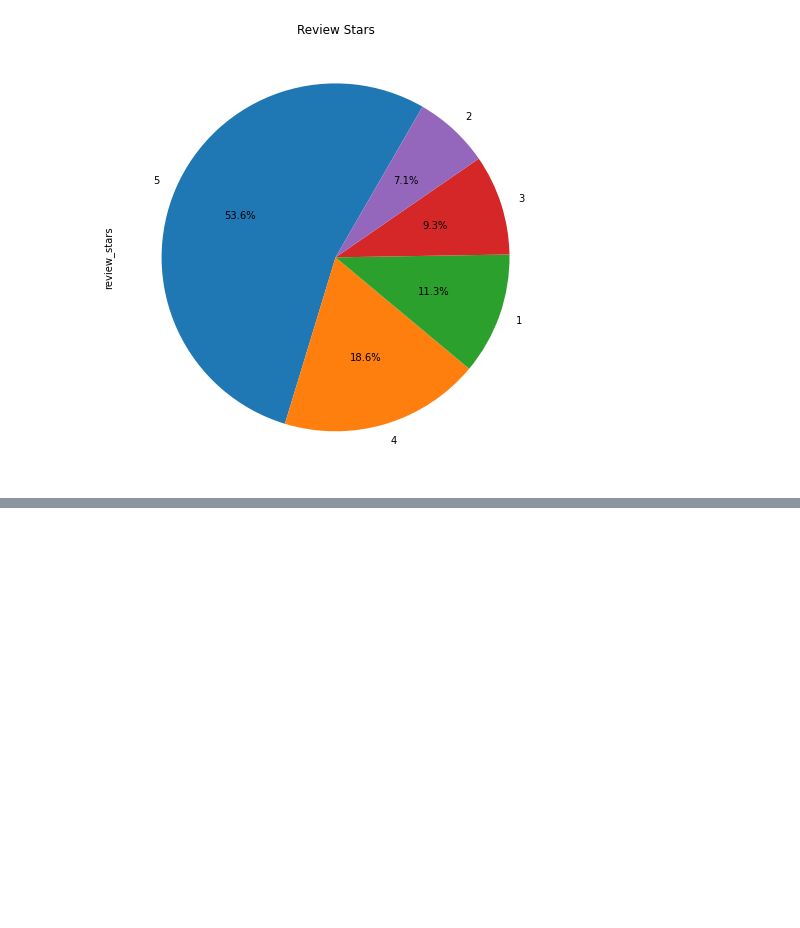
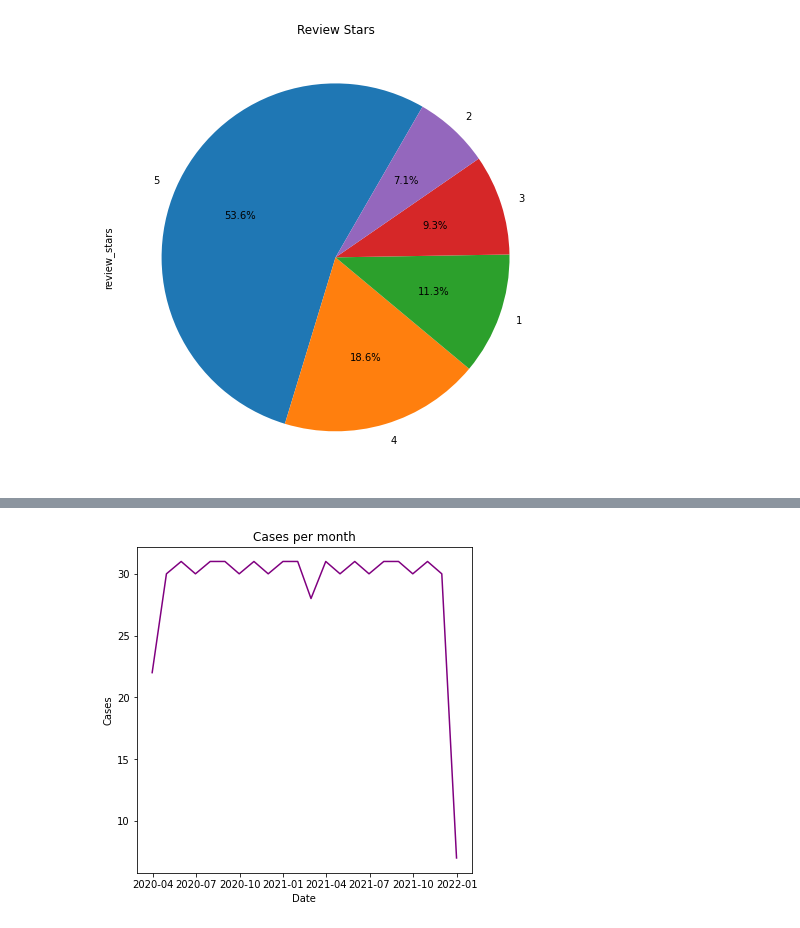
Before and after one commit to jayantc14/Yelp_Data_Analysis, a Jupyter notebook: EDA_yelp.ipynb, the cells around one changed output, grey strips where cells are left out. Cells and saved outputs as stored; diff of their text form; code cells hidden in the pictures; blank space fills up the shorter version.

```diff
--- a/EDA_yelp.ipynb
+++ b/EDA_yelp.ipynb
@@ -128,0 +292,33 @@ Text(0.5, 1.0, 'Review Stars')
+# %%
+df_multnomah=pd.read_csv("/content/drive/MyDrive/YELP/multnomah.csv")
+# %%
+df_multnomah['date'] = pd.to_datetime(df_multnomah['date']).dt.date
+# %%
+# Create figure and plot space
+
+import matplotlib.pyplot as plt
+import datetime
+import pandas as pd
+fig, ax = plt.subplots(figsize=(6, 6))
+df_multnomah['date'] = pd.to_datetime(df_multnomah['date'])
+#df['year'] = pd.DatetimeIndex(df['new_date']).year
+
+#df['date']=df['year']
+df_multnomah = df_multnomah.set_index('date')
+y = df_multnomah['cases'].resample('M').count()
+
+# Add x-axis and y-axis
+ax.plot(y,color='purple')
+
+# Set title and labels for axes
+ax.set(xlabel="Date",
+       ylabel="Cases",
+       title="Cases per month")
+
+# Define the date format
+#date_form = DateFormatter("%Y")
+#ax.xaxis.set_major_formatter(date_form)
+
+plt.show()
+# %% [output]
+[figure, added]
```
Also changed, not shown: parts of 34 cells of this notebook.
